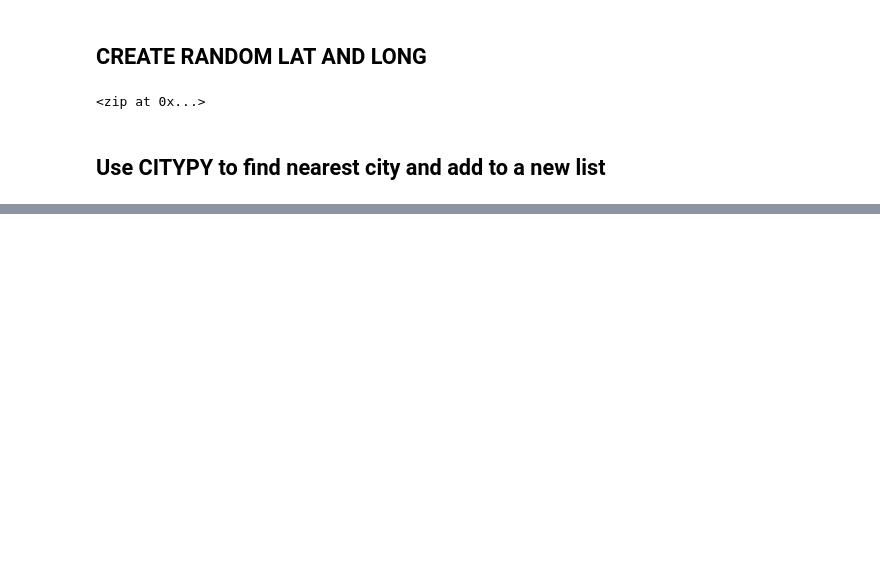
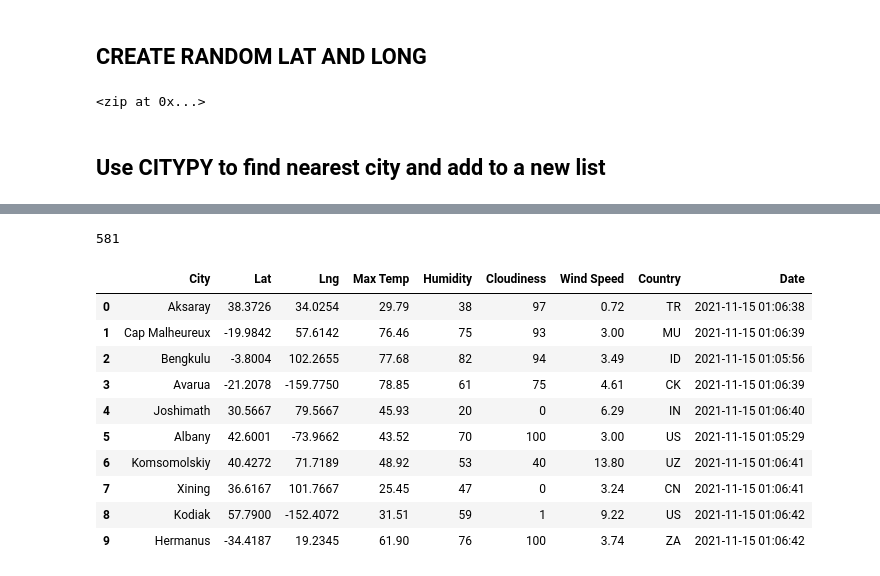
Before and after one commit to Dennisseur/World_Weather_Analysis, a Jupyter notebook: WeatherPy.ipynb, the cells around one changed output, grey strips where cells are left out. Drawn from its saved outputs; the diff is of its cells as text; code cells hidden in the pictures; blank space fills up the shorter version.

```diff
--- a/WeatherPy.ipynb
+++ b/WeatherPy.ipynb
@@ -37,0 +133,20 @@ len(cities)
+# %%
+len(city_data)
+# %% [output]
+581
+# %%
+# Convert the array of dictionaries to a Pandas DataFrame.
+city_data_df = pd.DataFrame(city_data)
+city_data_df.head(10)
+# %% [output]
+|  | City | Lat | Lng | Max Temp | Humidity | Cloudiness | Wind Speed | Country | Date |
+| 0 | Aksaray | 38.3726 | 34.0254 | 29.79 | 38 | 97 | 0.72 | TR | 2021-11-15 01:06:38 |
+| 1 | Cap Malheureux | -19.9842 | 57.6142 | 76.46 | 75 | 93 | 3.00 | MU | 2021-11-15 01:06:39 |
+| 2 | Bengkulu | -3.8004 | 102.2655 | 77.68 | 82 | 94 | 3.49 | ID | 2021-11-15 01:05:56 |
+| 3 | Avarua | -21.2078 | -159.7750 | 78.85 | 61 | 75 | 4.61 | CK | 2021-11-15 01:06:39 |
+| 4 | Joshimath | 30.5667 | 79.5667 | 45.93 | 20 | 0 | 6.29 | IN | 2021-11-15 01:06:40 |
+| 5 | Albany | 42.6001 | -73.9662 | 43.52 | 70 | 100 | 3.00 | US | 2021-11-15 01:05:29 |
+| 6 | Komsomolskiy | 40.4272 | 71.7189 | 48.92 | 53 | 40 | 13.80 | UZ | 2021-11-15 01:06:41 |
+| 7 | Xining | 36.6167 | 101.7667 | 25.45 | 47 | 0 | 3.24 | CN | 2021-11-15 01:06:41 |
+| 8 | Kodiak | 57.7900 | -152.4072 | 31.51 | 59 | 1 | 9.22 | US | 2021-11-15 01:06:42 |
+| 9 | Hermanus | -34.4187 | 19.2345 | 61.90 | 76 | 100 | 3.74 | ZA | 2021-11-15 01:06:42 |
```
Also changed, not shown: parts of 8 cells of this notebook, 4 other files.
